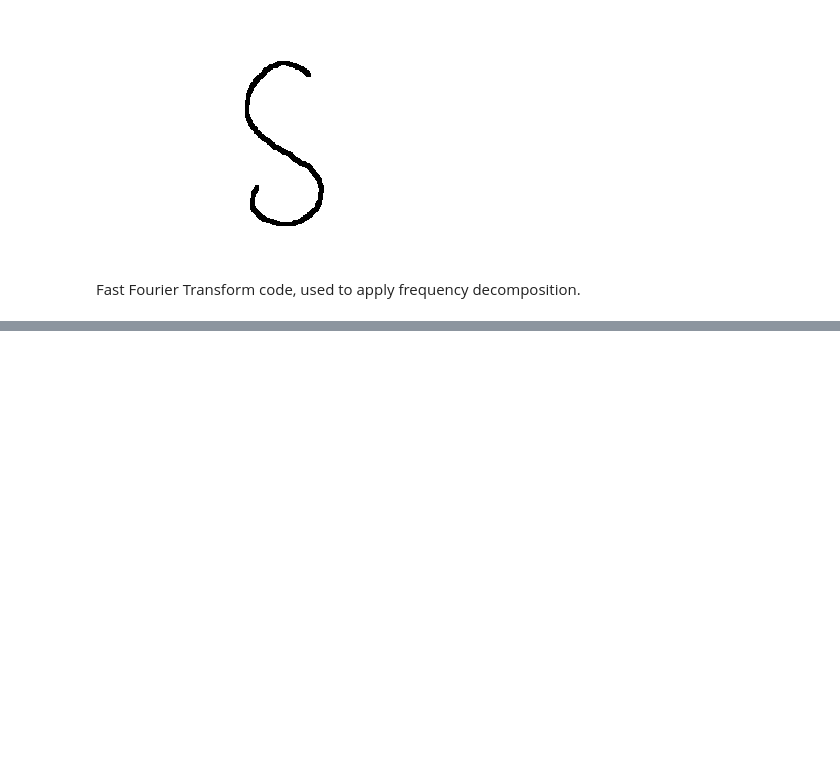
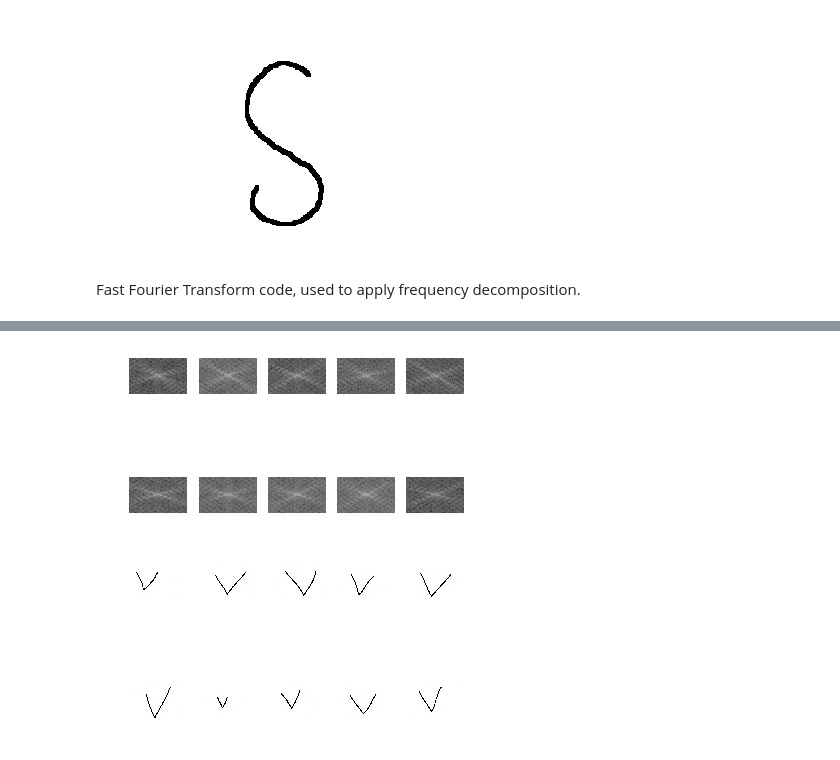
Before and after one commit to baronnobody/spscw2, a Jupyter notebook: cw2.ipynb, the cells around one changed output, grey strips where cells are left out. Drawn from its saved outputs; the diff is of its cells as text; code cells hidden in the pictures; blank space fills up the shorter version.

```diff
--- a/cw2.ipynb
+++ b/cw2.ipynb
@@ -95,0 +103,14 @@ fft2('S10.GIF')
+# %%
+showffts([fft2('V1.GIF'),
+          fft2('V2.GIF'),
+          fft2('V3.GIF'),
+          fft2('V4.GIF'),
+          fft2('V5.GIF'),
+          fft2('V6.GIF'),
+          fft2('V7.GIF'),
+          fft2('V8.GIF'),
+          fft2('V9.GIF'),
+          fft2('V10.GIF')])
+# %% [output]
+[figure, added]
+[figure, added]
```
Also changed, not shown: parts of 4 cells of this notebook.
